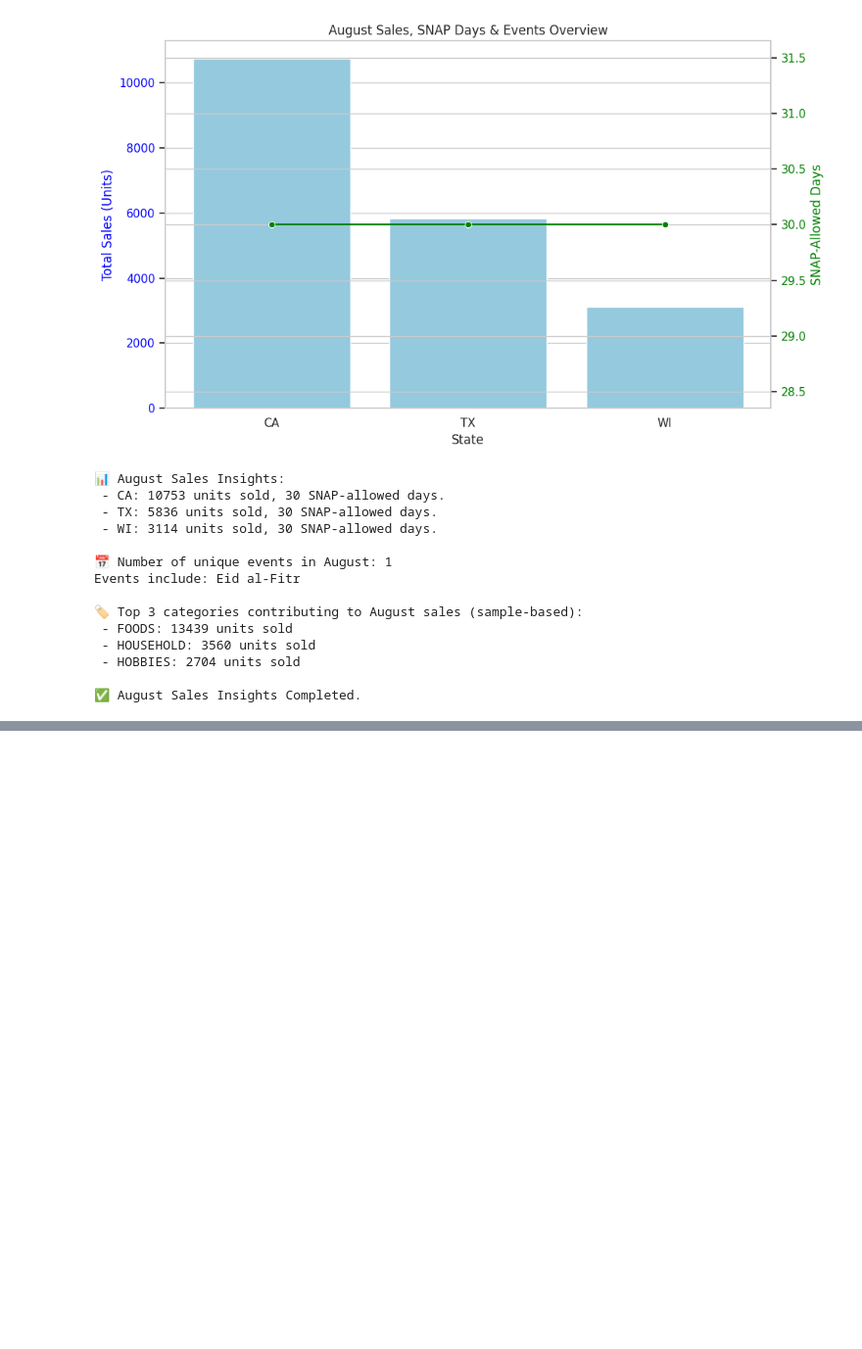
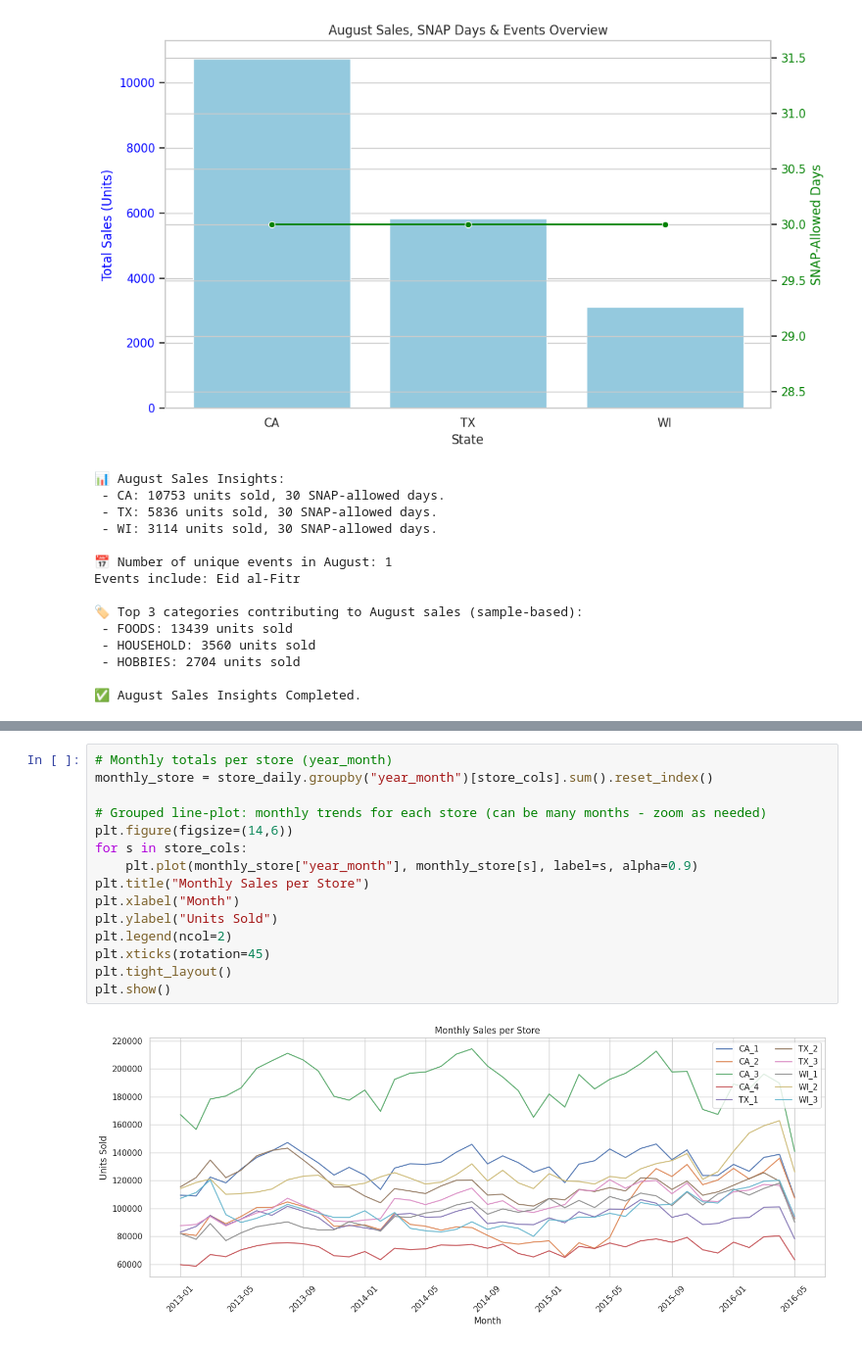
Before and after one commit to Saurabhganvir/M5_forecasting_validation, a Jupyter notebook: M5_accuracy_validation.ipynb, the cells around one changed output, grey strips where cells are left out. Shown at 98% size. Cells and saved outputs as stored; diff of their text form; blank space fills up the shorter version.

```diff
--- a/M5_accuracy_validation.ipynb
+++ b/M5_accuracy_validation.ipynb
@@ -683,0 +779,17 @@ Events include: Eid al-Fitr
+# %%
+# Monthly totals per store (year_month)
+monthly_store = store_daily.groupby("year_month")[store_cols].sum().reset_index()
+
+# Grouped line-plot: monthly trends for each store (can be many months - zoom as needed)
+plt.figure(figsize=(14,6))
+for s in store_cols:
+    plt.plot(monthly_store["year_month"], monthly_store[s], label=s, alpha=0.9)
+plt.title("Monthly Sales per Store")
+plt.xlabel("Month")
+plt.ylabel("Units Sold")
+plt.legend(ncol=2)
+plt.xticks(rotation=45)
+plt.tight_layout()
+plt.show()
+# %% [output]
+[figure, added]
```
Also changed, not shown: parts of 14 cells of this notebook.
